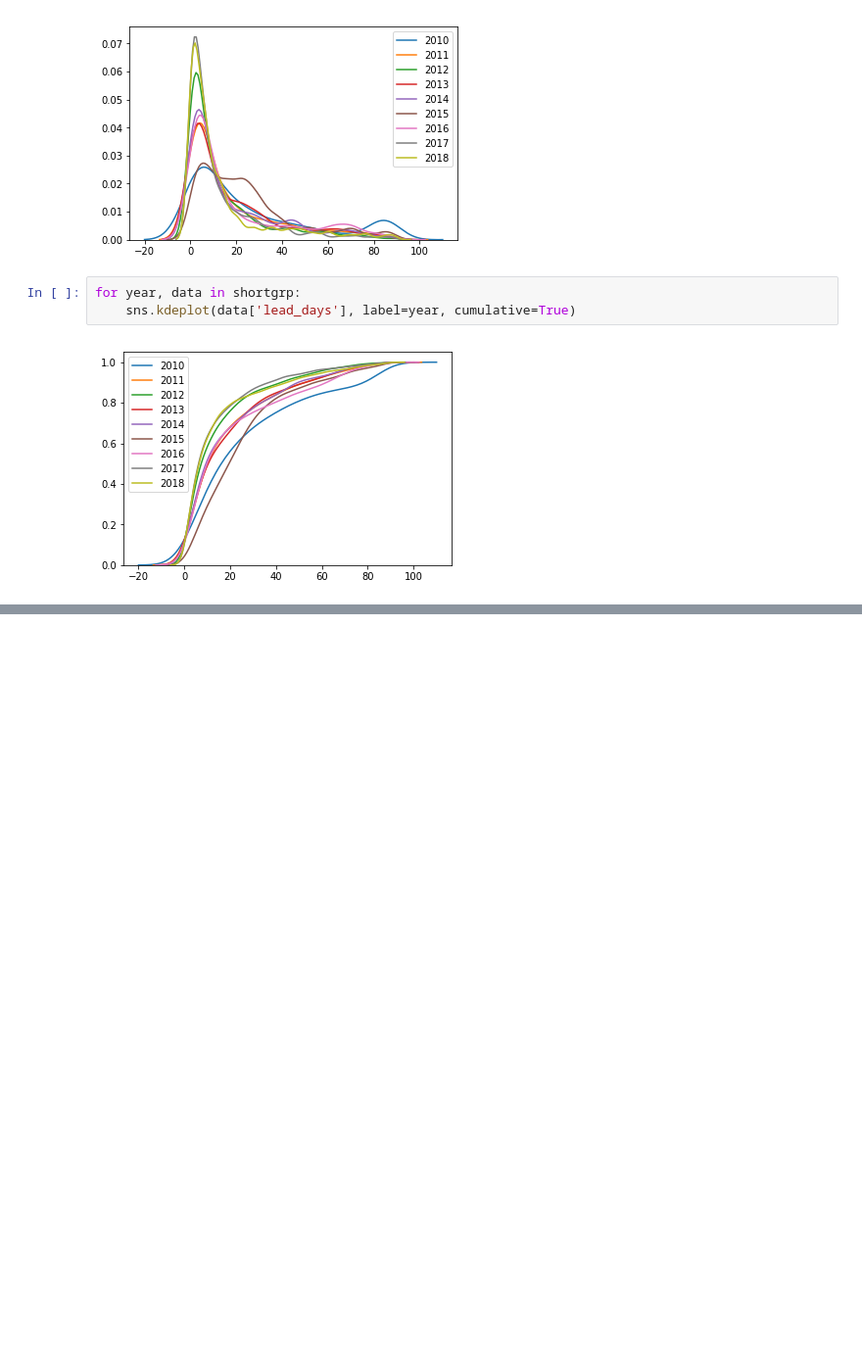
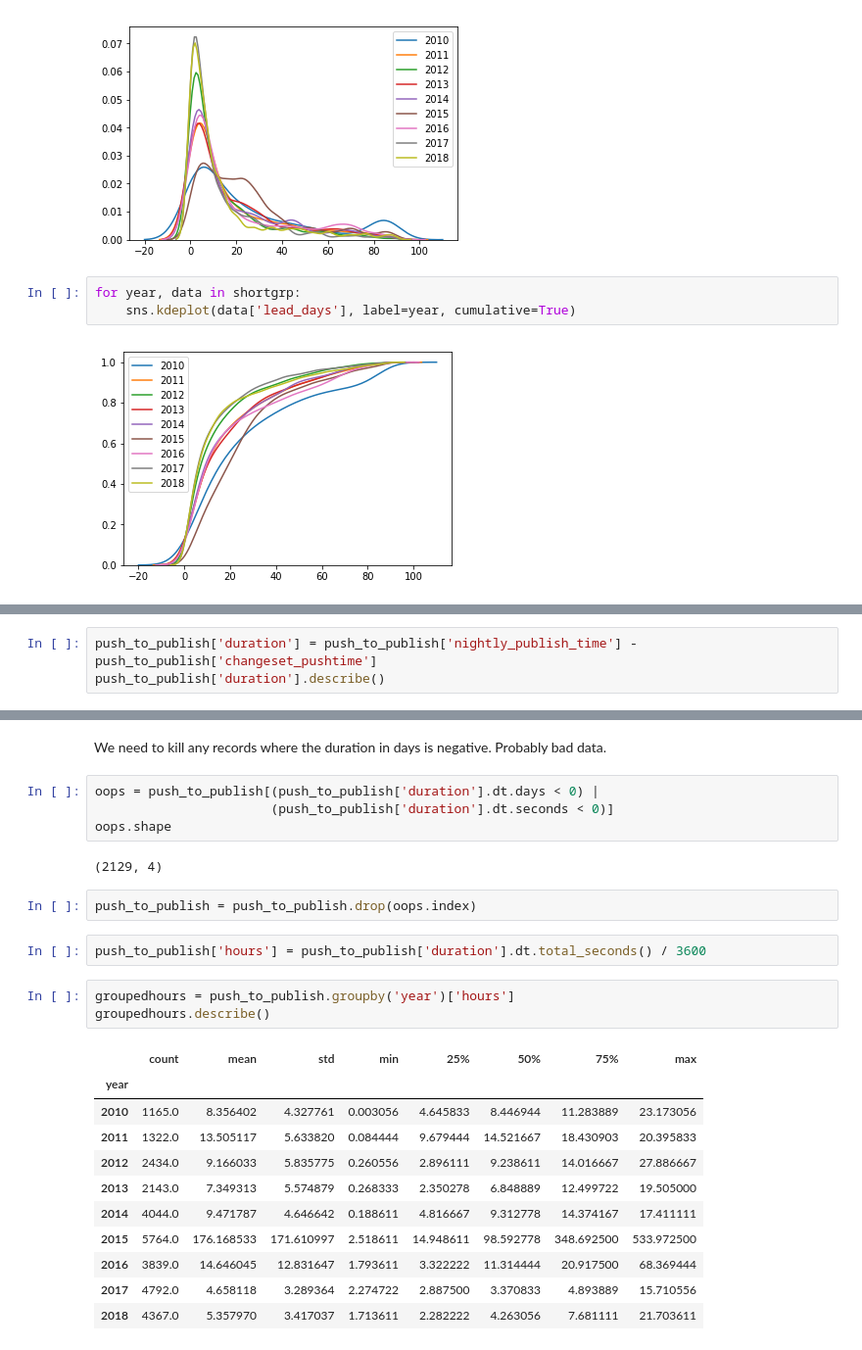
Before and after one commit to mars-f/firefox-workflow-analysis, a Jupyter notebook: october-workflow-last-8-years.ipynb, the cells around one changed output, grey strips where cells are left out. Shown at 98% size. Saved outputs shown, nothing was run; the diff lists cells and outputs as text; blank space fills up the shorter version.

```diff
--- a/analysis.ipynb
+++ b/october-workflow-last-8-years.ipynb
@@ -217,0 +216,3 @@ milestone_years = (2012, 2013, 2015, 2018)
+# %%
+push_to_publish['duration'] = push_to_publish['nightly_publish_time'] - push_to_publish['changeset_pushtime']
+push_to_publish['duration'].describe()
@@ -217,0 +229,27 @@ milestone_years = (2012, 2013, 2015, 2018)
+# %% [markdown]
+We need to kill any records where the duration in days is negative.  Probably bad data.
+# %%
+oops = push_to_publish[(push_to_publish['duration'].dt.days < 0) |
+                       (push_to_publish['duration'].dt.seconds < 0)]
+oops.shape
+# %% [output]
+(2129, 4)
+# %%
+push_to_publish = push_to_publish.drop(oops.index)
+# %%
+push_to_publish['hours'] = push_to_publish['duration'].dt.total_seconds() / 3600
+# %%
+groupedhours = push_to_publish.groupby('year')['hours']
+groupedhours.describe()
+# %% [output]
+|  | count | mean | std | min | 25% | 50% | 75% | max |
+| year |  |  |  |  |  |  |  |  |
+| 2010 | 1165.0 | 8.356402 | 4.327761 | 0.003056 | 4.645833 | 8.446944 | 11.283889 | 23.173056 |
+| 2011 | 1322.0 | 13.505117 | 5.633820 | 0.084444 | 9.679444 | 14.521667 | 18.430903 | 20.395833 |
+| 2012 | 2434.0 | 9.166033 | 5.835775 | 0.260556 | 2.896111 | 9.238611 | 14.016667 | 27.886667 |
+| 2013 | 2143.0 | 7.349313 | 5.574879 | 0.268333 | 2.350278 | 6.848889 | 12.499722 | 19.505000 |
+| 2014 | 4044.0 | 9.471787 | 4.646642 | 0.188611 | 4.816667 | 9.312778 | 14.374167 | 17.411111 |
+| 2015 | 5764.0 | 176.168533 | 171.610997 | 2.518611 | 14.948611 | 98.592778 | 348.692500 | 533.972500 |
+| 2016 | 3839.0 | 14.646045 | 12.831647 | 1.793611 | 3.322222 | 11.314444 | 20.917500 | 68.369444 |
+| 2017 | 4792.0 | 4.658118 | 3.289364 | 2.274722 | 2.887500 | 3.370833 | 4.893889 | 15.710556 |
+| 2018 | 4367.0 | 5.357970 | 3.417037 | 1.713611 | 2.282222 | 4.263056 | 7.681111 | 21.703611 |
```
Also changed, not shown: parts of 15 cells of this notebook, 2 other files.
